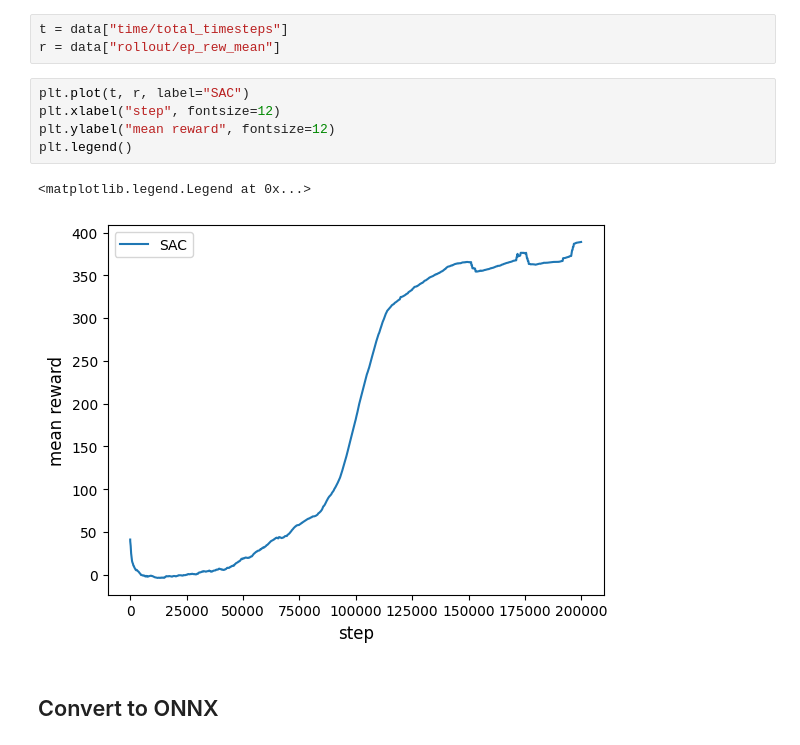
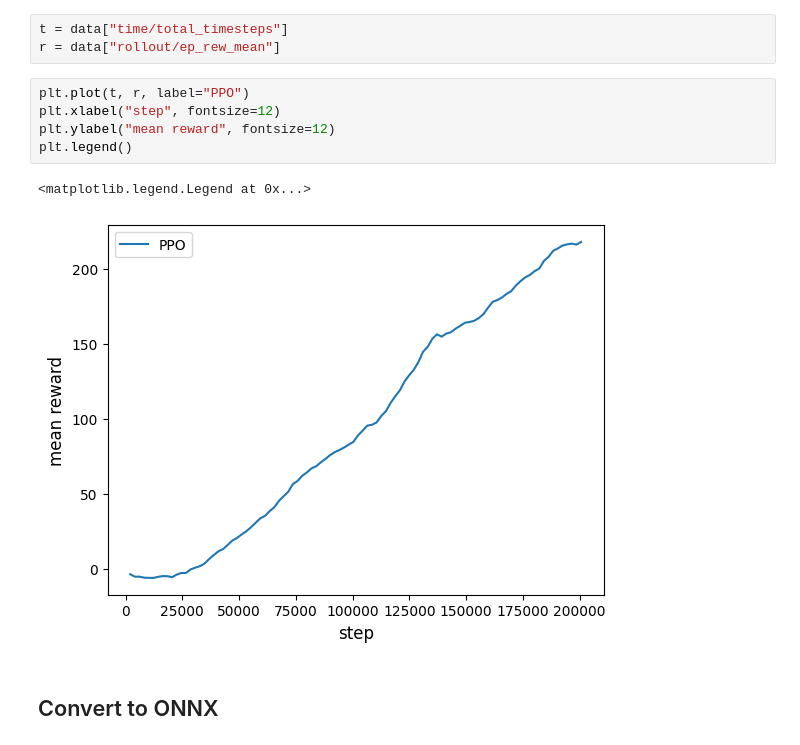
Before and after one commit to denisgriaznov/CustomMuJoCoEnviromentForRL, a Jupyter notebook: spyder-rl-unity-mlagents.ipynb, the cells around one changed output. Drawn from its saved outputs; the diff is of its cells as text.

```diff
--- a/spyder-rl-unity-mlagents.ipynb
+++ b/spyder-rl-unity-mlagents.ipynb
@@ -293,13 +294,13 @@ data = pd.read_csv("progress.csv")
 t = data["time/total_timesteps"]
 r = data["rollout/ep_rew_mean"]
 # %%
-plt.plot(t, r, label="SAC")
+plt.plot(t, r, label="PPO")
 plt.xlabel("step", fontsize=12)
 plt.ylabel("mean reward", fontsize=12)
 plt.legend()
 # %% [output]
 <matplotlib.legend.Legend at 0x...>
-[figure, old version]
+[figure, new version]
 # %% [markdown]
 ## Convert to ONNX
 # %%
```
Also changed, not shown: parts of 8 cells of this notebook.
